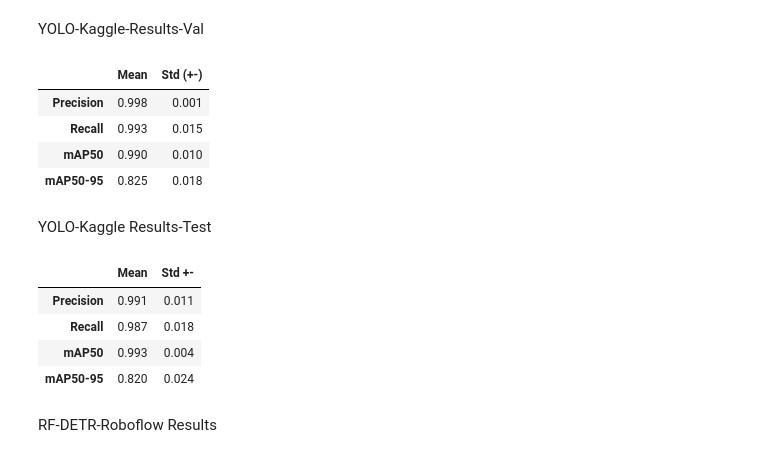
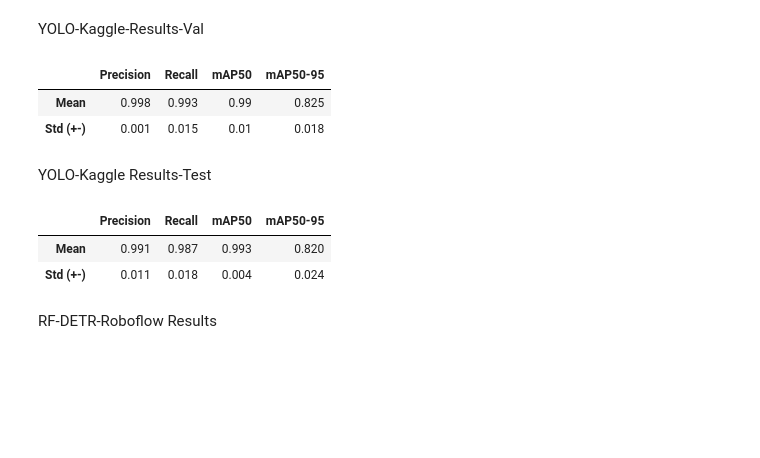
Before and after one commit to kekslol24/Glass-Defect-Detection-Evaluating-Object-Detection-Models, a Jupyter notebook: #Deployment/Code/resultsplotting.ipynb, the cells around one changed output. Saved outputs shown, nothing was run; the diff lists cells and outputs as text; code cells hidden in the pictures; blank space fills up the shorter version.

```diff
--- a/#Deployment/Code/resultsplotting.ipynb
+++ b/#Deployment/Code/resultsplotting.ipynb
@@ -20,101 +20,44 @@ data_kaggle_yolo_val = [{
     "mAP50-95": 0.844
 },
 {
     "Fold": 3,
     "Precision": 0.997,
     "Recall": 0.967,
     "mAP50": 0.972,
     "mAP50-95": 0.798
 },
 {
     "Fold": 4,
     "Precision": 1,
     "Recall": 1,
     "mAP50": 0.995,
     "mAP50-95": 0.838
 },
 {
     "Fold": 5,
     "Precision": 0.997,
     "Recall": 1,
     "mAP50": 0.995,
     "mAP50-95": 0.822
 }
 ]
 
 yolo_kaggle_val_df = pd.DataFrame(data_kaggle_yolo_val)
 
-yolo_kaggle_val_df = round(yolo_kaggle_val_df.drop(columns="Fold").agg(["mean", "std"]).rename({"mean": "Mean", "std": "Std (+-)"}).T,3)
+yolo_kaggle_val_df = round(yolo_kaggle_val_df.drop(columns="Fold").agg(["mean", "std"]).rename({"mean": "Mean", "std": "Std (+-)"}),3)
 
 yolo_kaggle_val_df
 # %% [output]
-|  | Mean | Std (+-) |
-| Precision | 0.998 | 0.001 |
-| Recall | 0.993 | 0.015 |
-| mAP50 | 0.990 | 0.010 |
-| mAP50-95 | 0.825 | 0.018 |
+|  | Precision | Recall | mAP50 | mAP50-95 |
+| Mean | 0.998 | 0.993 | 0.99 | 0.825 |
+| Std (+-) | 0.001 | 0.015 | 0.01 | 0.018 |
 # %% [markdown]
 YOLO-Kaggle Results-Test
 # %%
-
-# Daten aus der Benutzereingabe
-data = [
-    {
-        "Fold": 1,
-        "Precision": 0.9772674114421703,
-        "Recall": 1.0,
-        "mAP50": 0.994592,
-        "mAP50-95": 0.819206,
-
-    },
-    {
-        "Fold": 2,
-        "Precision": 0.9797221042867775,
-        "Recall": 1.0,
-        "mAP50": 0.994444,
-        "mAP50-95": 0.831578
-
-    },
-    {
-        "Fold": 3,
-        "Precision": 1.0,
-        "Recall": 0.9751540154585319,
-        "mAP50": 0.994600,
-        "mAP50-95": 0.788892
-
-    },
-    {
-        "Fold": 4,
-        "Precision": 0.9987336240133619,
-        "Recall": 0.9615384615384616,
-        "mAP50": 0.985325,
-        "mAP50-95": 0.808739
-
-    },
-    {
-        "Fold": 5,
-        "Precision": 0.9994167272567542,
-        "Recall": 1.0,
-        "mAP50": 0.995000,
-        "mAP50-95": 0.851857
-
-    }
-]
-
-df = pd.DataFrame(data)
-
-# Zusammenfassung berechnen
-summary_yolo_kaggle_test = df.drop(columns=['Fold']).agg(['mean', 'std'])
-
-summary_yolo_kaggle_test = round(summary_yolo_kaggle_test.T.rename(columns={"mean": "Mean", "std": "Std +-"}),3)
-
-summary_yolo_kaggle_test
 # %% [output]
-|  | Mean | Std +- |
-| Precision | 0.991 | 0.011 |
-| Recall | 0.987 | 0.018 |
-| mAP50 | 0.993 | 0.004 |
-| mAP50-95 | 0.820 | 0.024 |
+|  | Precision | Recall | mAP50 | mAP50-95 |
+| Mean | 0.991 | 0.987 | 0.993 | 0.820 |
+| Std (+-) | 0.011 | 0.018 | 0.004 | 0.024 |
 # %% [markdown]
 RF-DETR-Roboflow Results
 # %% [markdown]
```
Also changed, not shown: parts of 14 cells of this notebook, 2 other files.
